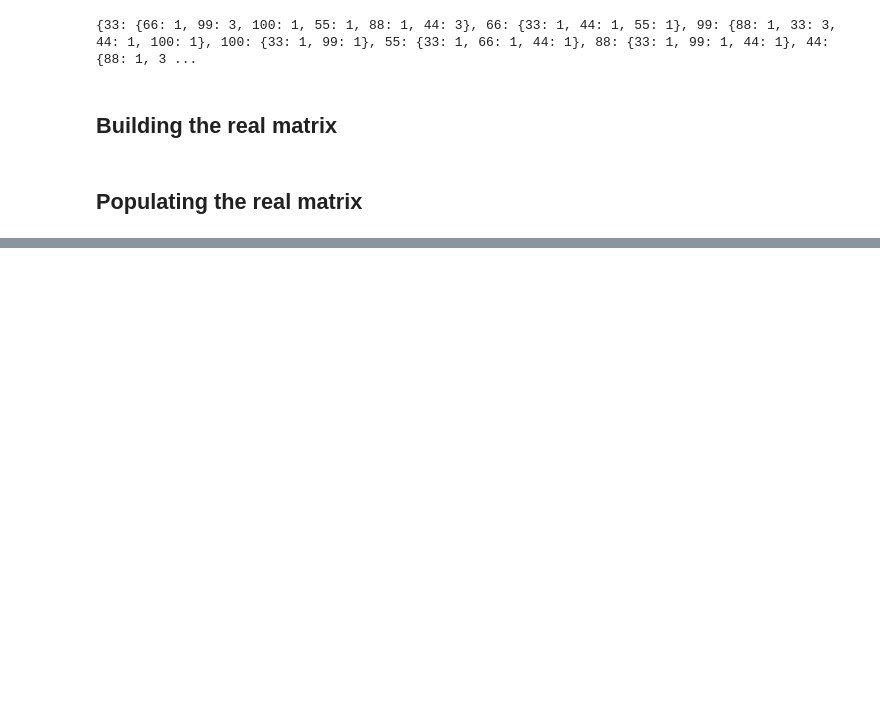
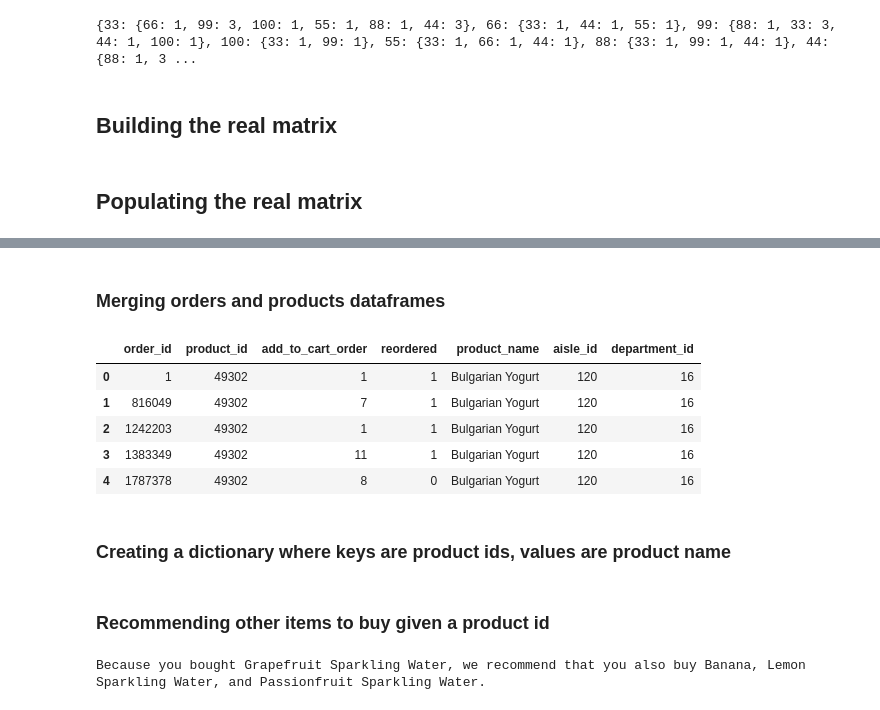
Before and after one commit to khummel01/DS320, a Jupyter notebook: instacart_marketbasket_analysis.ipynb, the cells around one changed output, grey strips where cells are left out. Drawn from its saved outputs; the diff is of its cells as text; code cells hidden in the pictures; blank space fills up the shorter version.

Commit message:
Recommending other products given prod id

```diff
--- a/instacart_marketbasket_analysis.ipynb
+++ b/instacart_marketbasket_analysis.ipynb
@@ -94,0 +101,3 @@ print(basket_matrix[19660])
+# %%
+products = pd.read_csv('/home/faculty/millbr02/pub/ecomm/products.csv')
+products.head()
@@ -94,0 +111,14 @@ print(basket_matrix[19660])
+# %% [markdown]
+### Merging orders and products dataframes
+# %%
+orders_prods = pd.merge(orders, products, on='product_id')
+orders_prods.head()
+# %% [output]
+|  | order_id | product_id | add_to_cart_order | reordered | product_name | aisle_id | department_id |
+| 0 | 1 | 49302 | 1 | 1 | Bulgarian Yogurt | 120 | 16 |
+| 1 | 816049 | 49302 | 7 | 1 | Bulgarian Yogurt | 120 | 16 |
+| 2 | 1242203 | 49302 | 1 | 1 | Bulgarian Yogurt | 120 | 16 |
+| 3 | 1383349 | 49302 | 11 | 1 | Bulgarian Yogurt | 120 | 16 |
+| 4 | 1787378 | 49302 | 8 | 0 | Bulgarian Yogurt | 120 | 16 |
+# %% [markdown]
+### Creating a dictionary where keys are product ids, values are product name
@@ -94,0 +131,21 @@ print(basket_matrix[19660])
+# %% [markdown]
+### Recommending other items to buy given a product id
+# %%
+# function recommend returns the top 3 items that were in the same basket as the given product id
+def recommend(prod_id):
+    return dict(sorted(basket_matrix[prod_id].items(), key=operator.itemgetter(1), reverse=True)[:3])
+
+# passing recommend a prod id
+prod_id_bought = 47977
+top3 = recommend(prod_id_bought)
+
+# finding the product name associated with the top 3 product ids
+top3_prod_names = []
+for item in top3:
+    top3_prod_names.append(str(order_prod[item]))
+
+# printing suggested items
+print("Because you bought {:s}, we recommend that you also buy {:s}, {:s}, and {:s}."
+              .format(order_prod[prod_id_bought], top3_prod_names[0], top3_prod_names[1], top3_prod_names[2]))
+# %% [output]
+Because you bought Grapefruit Sparkling Water, we recommend that you also buy Banana, Lemon Sparkling Water, and Passionfruit Sparkling Water.
```
Also changed, not shown: parts of 6 cells of this notebook.
